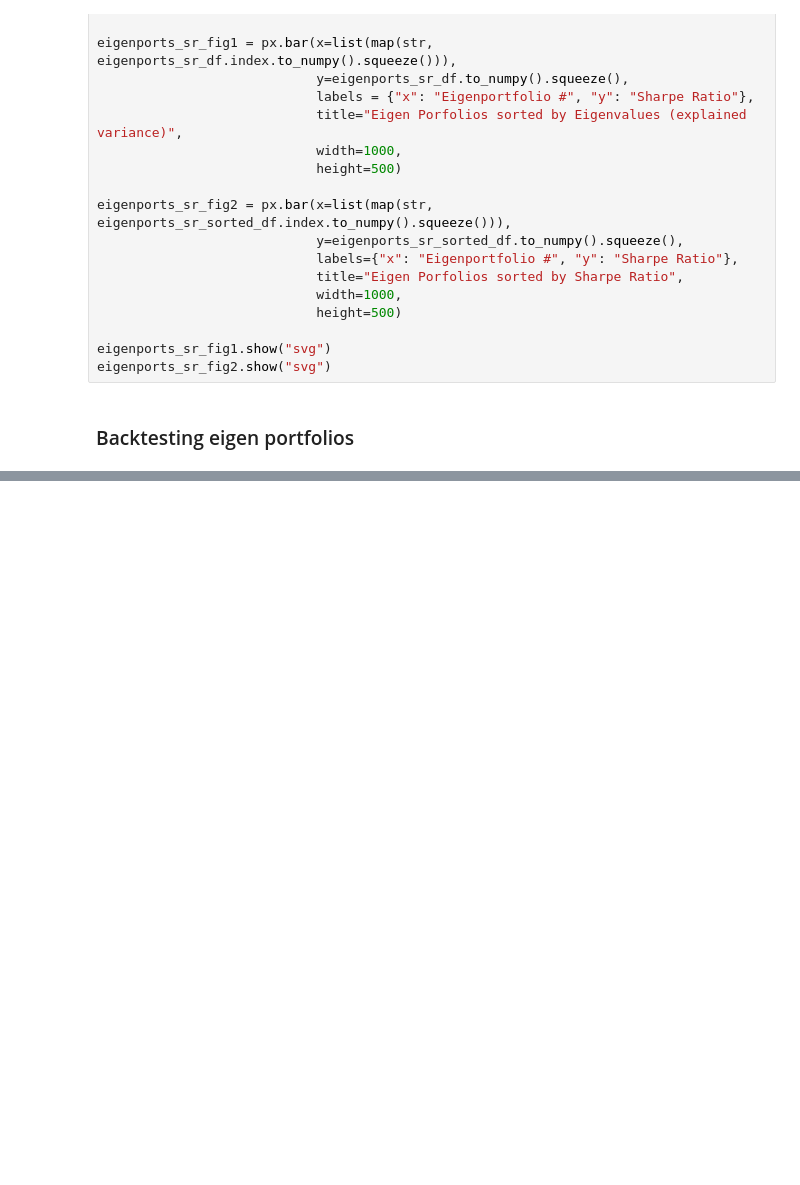
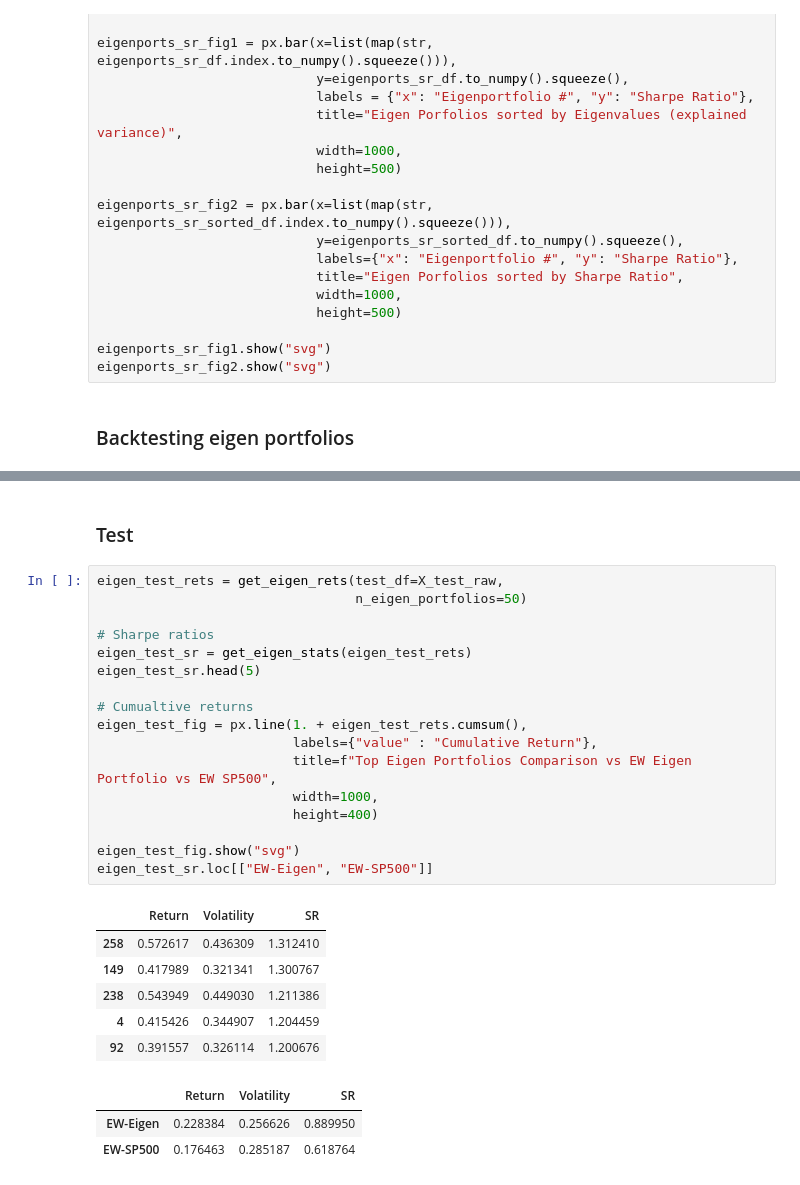
Before and after one commit to aexsalomao/EigenPortfolios, a Jupyter notebook: Eigen Portfolios.ipynb, the cells around one changed output, grey strips where cells are left out. Drawn from its saved outputs; the diff is of its cells as text; blank space fills up the shorter version.

```diff
--- a/Eigen Portfolios.ipynb
+++ b/Eigen Portfolios.ipynb
@@ -301,0 +329,29 @@ all_eigein_ports_fig.show("svg")
+# %% [markdown]
+### Test
+# %%
+eigen_test_rets = get_eigen_rets(test_df=X_test_raw,
+                                 n_eigen_portfolios=50)
+
+# Sharpe ratios
+eigen_test_sr = get_eigen_stats(eigen_test_rets)
+eigen_test_sr.head(5)
+
+# Cumualtive returns
+eigen_test_fig = px.line(1. + eigen_test_rets.cumsum(),
+                         labels={"value" : "Cumulative Return"},
+                         title=f"Top Eigen Portfolios Comparison vs EW Eigen Portfolio vs EW SP500",
+                         width=1000,
+                         height=400)
+
+eigen_test_fig.show("svg")
+eigen_test_sr.loc[["EW-Eigen", "EW-SP500"]]
+# %% [output]
+|  | Return | Volatility | SR |
+| 258 | 0.572617 | 0.436309 | 1.312410 |
+| 149 | 0.417989 | 0.321341 | 1.300767 |
+| 238 | 0.543949 | 0.449030 | 1.211386 |
+| 4 | 0.415426 | 0.344907 | 1.204459 |
+| 92 | 0.391557 | 0.326114 | 1.200676 |
+|  | Return | Volatility | SR |
+| EW-Eigen | 0.228384 | 0.256626 | 0.889950 |
+| EW-SP500 | 0.176463 | 0.285187 | 0.618764 |
```
Also changed, not shown: parts of 25 cells of this notebook.
